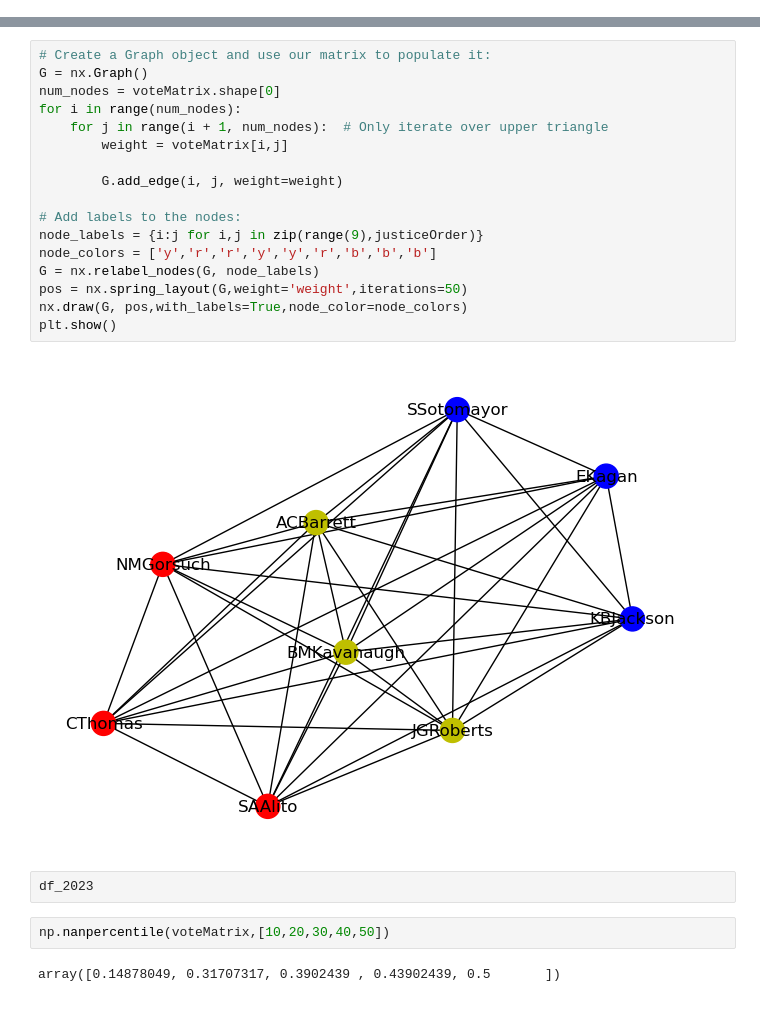
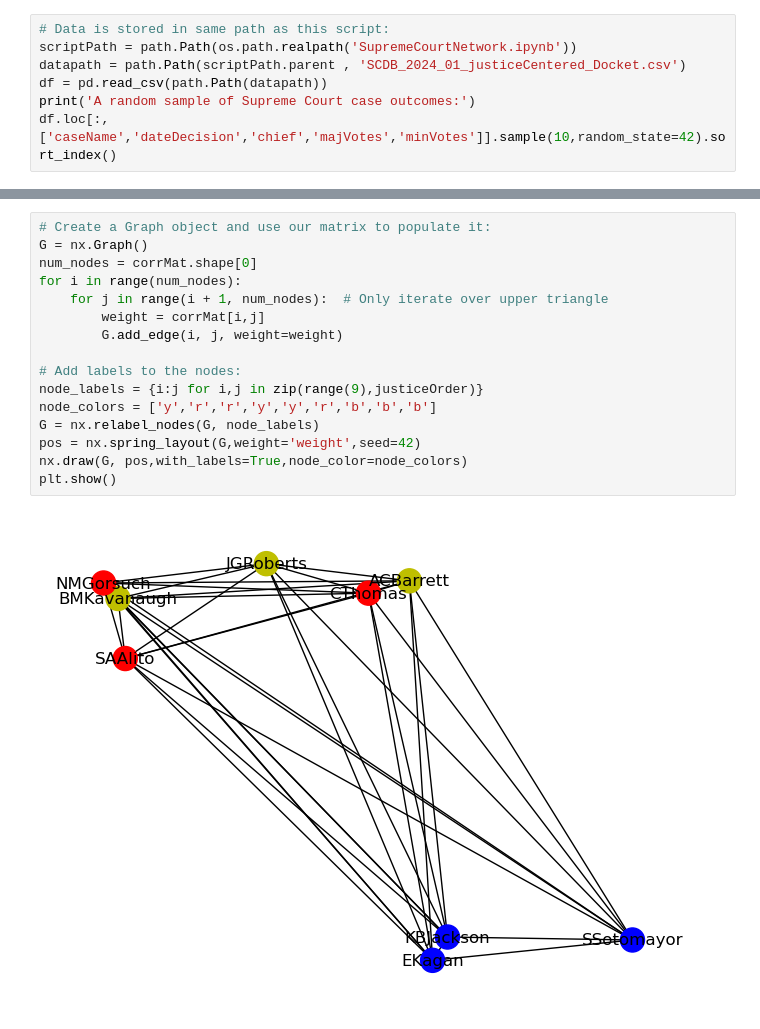
Before and after one commit to ghpetty/sc_datavis, a Jupyter notebook: SupremeCourtNetwork.ipynb, the cells around one changed output, grey strips where cells are left out. Drawn from its saved outputs; the diff is of its cells as text.

```diff
--- a/SupremeCourtNetwork.ipynb
+++ b/SupremeCourtNetwork.ipynb
@@ -26,0 +14,7 @@ df.head()
+# %%
+# Data is stored in same path as this script:
+scriptPath = path.Path(os.path.realpath('SupremeCourtNetwork.ipynb'))
+datapath = path.Path(scriptPath.parent , 'SCDB_2024_01_justiceCentered_Docket.csv')
+df = pd.read_csv(path.Path(datapath))
+print('A random sample of Supreme Court case outcomes:')
+df.loc[:,['caseName','dateDecision','chief','majVotes','minVotes']].sample(10,random_state=42).sort_index()
@@ -187,25 +150,18 @@ plt.show()
 # %%
 # Create a Graph object and use our matrix to populate it:
 G = nx.Graph()
-num_nodes = voteMatrix.shape[0]
+num_nodes = corrMat.shape[0]
 for i in range(num_nodes):
     for j in range(i + 1, num_nodes):  # Only iterate over upper triangle
-        weight = voteMatrix[i,j]
-
+        weight = corrMat[i,j]
         G.add_edge(i, j, weight=weight)
 
 # Add labels to the nodes:
 node_labels = {i:j for i,j in zip(range(9),justiceOrder)}
 node_colors = ['y','r','r','y','y','r','b','b','b']
 G = nx.relabel_nodes(G, node_labels)
-pos = nx.spring_layout(G,weight='weight',iterations=50)
+pos = nx.spring_layout(G,weight='weight',seed=42)
 nx.draw(G, pos,with_labels=True,node_color=node_colors)
 plt.show()
 # %% [output]
-[figure, old version]
+[figure, new version]
-# %% [raw]
-df_2023
-# %%
-np.nanpercentile(voteMatrix,[10,20,30,40,50])
-# %% [output]
-array([0.14878049, 0.31707317, 0.3902439 , 0.43902439, 0.5       ])
```
Also changed, not shown: parts of 17 cells of this notebook.
